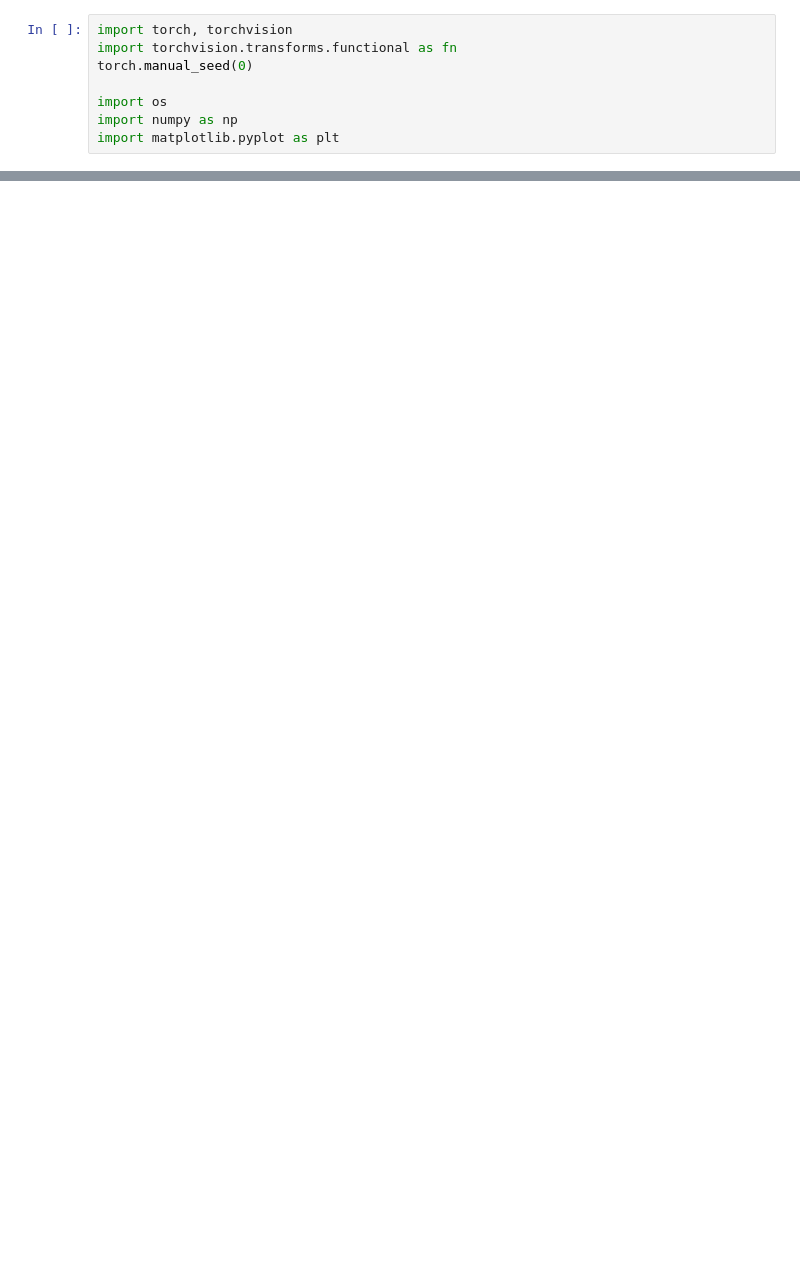
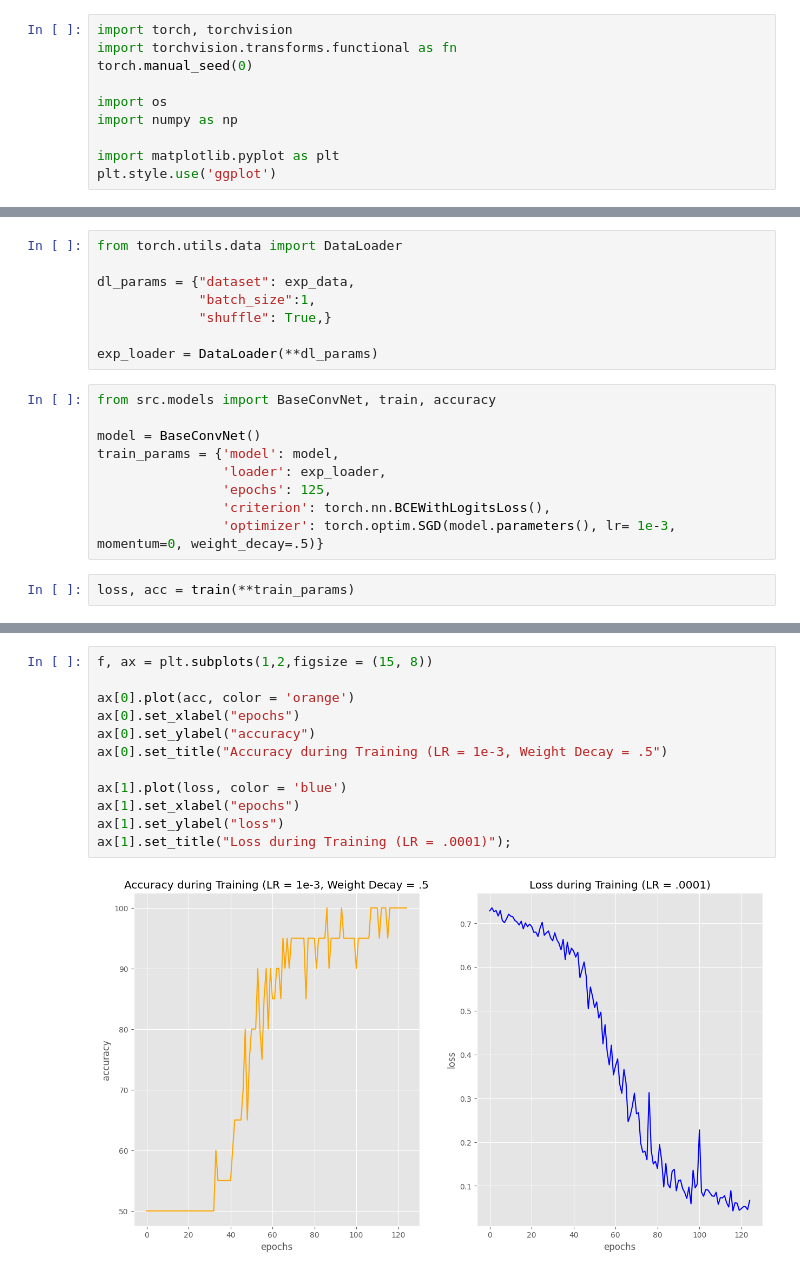
Before and after one commit to KishenSharma6/dogs_v_cats, a Jupyter notebook: notebooks/BaseConvNet_sandbox.ipynb, the cells around one changed output, grey strips where cells are left out. Drawn from its saved outputs; the diff is of its cells as text; blank space fills up the shorter version.

```diff
--- a/notebooks/BaseConvNet_sandbox.ipynb
+++ b/notebooks/BaseConvNet_sandbox.ipynb
@@ -5,7 +5,9 @@ torch.manual_seed(0)
 
 import os
 import numpy as np
+
 import matplotlib.pyplot as plt
+plt.style.use('ggplot')
 # %%
 #Update os
 path = "/home/kishen/documents/python_projects/dogs_v_cats/"
@@ -45,0 +45,19 @@ FileNotFoundError: [Errno 2] No such file or directory: '/home/kishen/documents/
+# %%
+from torch.utils.data import DataLoader
+
+dl_params = {"dataset": exp_data,
+             "batch_size":1,
+             "shuffle": True,}
+
+exp_loader = DataLoader(**dl_params)
+# %%
+from src.models import BaseConvNet, train, accuracy
+
+model = BaseConvNet()
+train_params = {'model': model,
+                'loader': exp_loader,
+                'epochs': 125,
+                'criterion': torch.nn.BCEWithLogitsLoss(),
+                'optimizer': torch.optim.SGD(model.parameters(), lr= 1e-3, momentum=0, weight_decay=.5)}
+# %%
+loss, acc = train(**train_params)
@@ -45,0 +82,14 @@ FileNotFoundError: [Errno 2] No such file or directory: '/home/kishen/documents/
+# %%
+f, ax = plt.subplots(1,2,figsize = (15, 8))
+
+ax[0].plot(acc, color = 'orange')
+ax[0].set_xlabel("epochs")
+ax[0].set_ylabel("accuracy")
+ax[0].set_title("Accuracy during Training (LR = 1e-3, Weight Decay = .5")
+
+ax[1].plot(loss, color = 'blue')
+ax[1].set_xlabel("epochs")
+ax[1].set_ylabel("loss")
+ax[1].set_title("Loss during Training (LR = .0001)");
+# %% [output]
+[figure, added]
```
Also changed, not shown: parts of 9 cells of this notebook, 5 other files.
